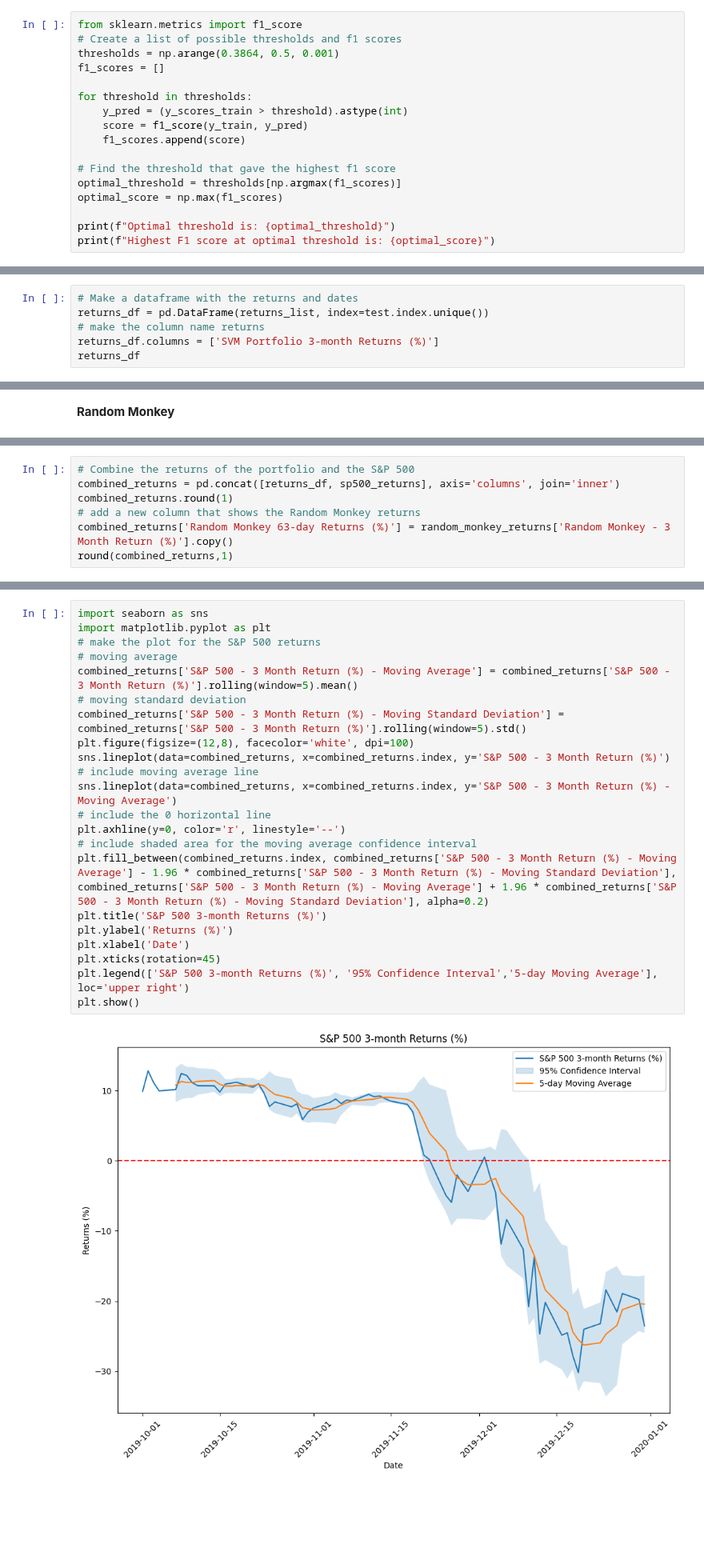
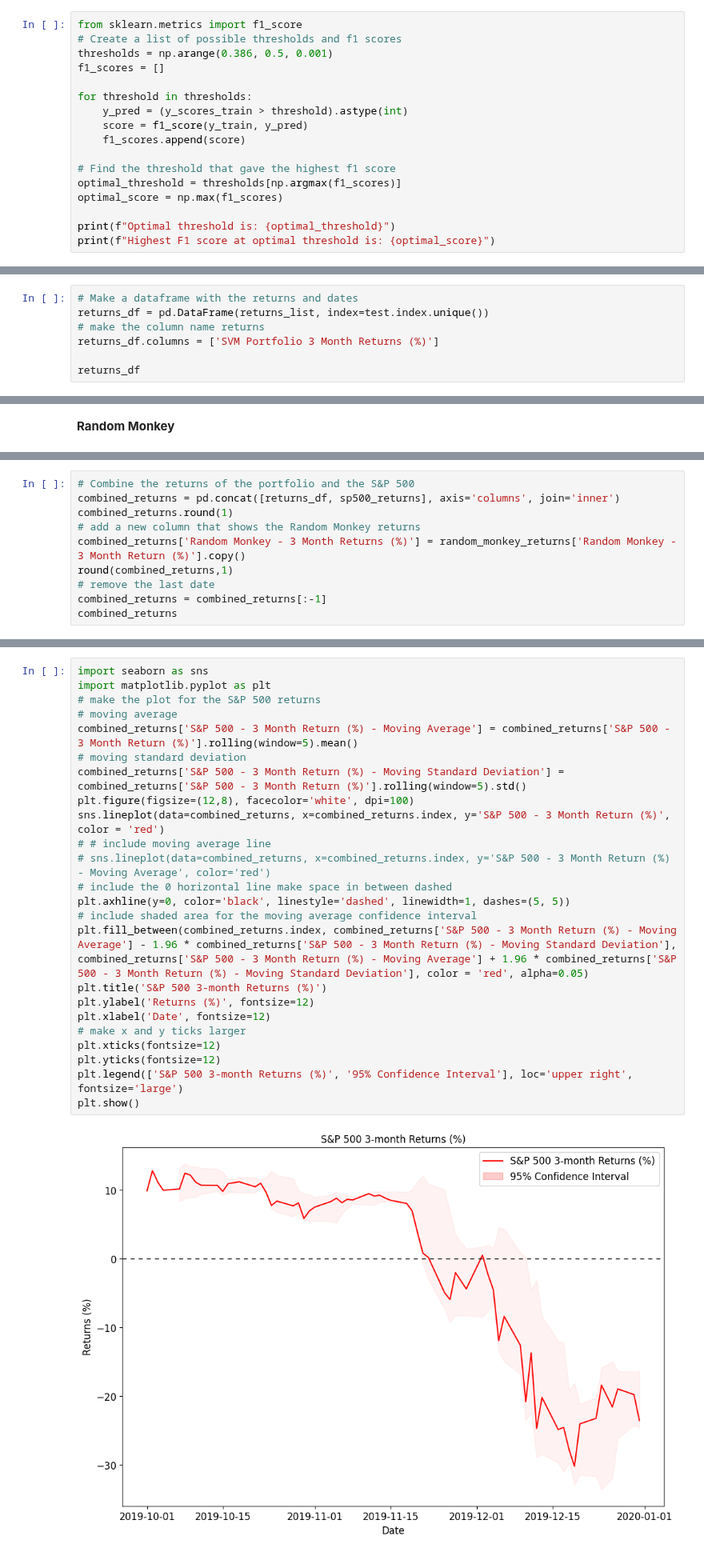
Before and after one commit to nico965j/financial-forecasting-bachelor, a Jupyter notebook: svm.ipynb, the cells around one changed output, grey strips where cells are left out. Shown at 80% size. Saved outputs shown, nothing was run; the diff lists cells and outputs as text; blank space fills up the shorter version.

```diff
--- a/svm.ipynb
+++ b/svm.ipynb
@@ -286,7 +285,7 @@ plt.show()
 # %%
 from sklearn.metrics import f1_score
 # Create a list of possible thresholds and f1 scores
-thresholds = np.arange(0.3864, 0.5, 0.001)
+thresholds = np.arange(0.386, 0.5, 0.001)
 f1_scores = []
 
 for threshold in thresholds:
@@ -849,6 +740,7 @@ dtype: float64
 # Make a dataframe with the returns and dates
 returns_df = pd.DataFrame(returns_list, index=test.index.unique())
 # make the column name returns
-returns_df.columns = ['SVM Portfolio 3-month Returns (%)']
+returns_df.columns = ['SVM Portfolio 3 Month Returns (%)']
+
 returns_df
 # %% [output]
@@ -999,6 +915,9 @@ random_monkey_returns.index = pd.to_datetime(random_monkey_returns.index)
 combined_returns = pd.concat([returns_df, sp500_returns], axis='columns', join='inner')
 combined_returns.round(1)
 # add a new column that shows the Random Monkey returns
-combined_returns['Random Monkey 63-day Returns (%)'] = random_monkey_returns['Random Monkey - 3 Month Return (%)'].copy()
+combined_returns['Random Monkey - 3 Month Returns (%)'] = random_monkey_returns['Random Monkey - 3 Month Return (%)'].copy()
 round(combined_returns,1)
+# remove the last date
+combined_returns = combined_returns[:-1]
+combined_returns
 # %% [output]
@@ -1018,24 +996,26 @@ round(combined_returns,1)
 # %%
 import seaborn as sns
 import matplotlib.pyplot as plt
 # make the plot for the S&P 500 returns
 # moving average
 combined_returns['S&P 500 - 3 Month Return (%) - Moving Average'] = combined_returns['S&P 500 - 3 Month Return (%)'].rolling(window=5).mean()
 # moving standard deviation
 combined_returns['S&P 500 - 3 Month Return (%) - Moving Standard Deviation'] = combined_returns['S&P 500 - 3 Month Return (%)'].rolling(window=5).std()
 plt.figure(figsize=(12,8), facecolor='white', dpi=100)
-sns.lineplot(data=combined_returns, x=combined_returns.index, y='S&P 500 - 3 Month Return (%)')
-# include moving average line
-sns.lineplot(data=combined_returns, x=combined_returns.index, y='S&P 500 - 3 Month Return (%) - Moving Average')
-# include the 0 horizontal line
-plt.axhline(y=0, color='r', linestyle='--')
+sns.lineplot(data=combined_returns, x=combined_returns.index, y='S&P 500 - 3 Month Return (%)', color = 'red')
+# # include moving average line
+# sns.lineplot(data=combined_returns, x=combined_returns.index, y='S&P 500 - 3 Month Return (%) - Moving Average', color='red')
+# include the 0 horizontal line make space in between dashed
+plt.axhline(y=0, color='black', linestyle='dashed', linewidth=1, dashes=(5, 5))
 # include shaded area for the moving average confidence interval
-plt.fill_between(combined_returns.index, combined_returns['S&P 500 - 3 Month Return (%) - Moving Average'] - 1.96 * combined_returns['S&P 500 - 3 Month Return (%) - Moving Standard Deviation'], combined_returns['S&P 500 - 3 Month Return (%) - Moving Average'] + 1.96 * combined_returns['S&P 500 - 3 Month Return (%) - Moving Standard Deviation'], alpha=0.2)
+plt.fill_between(combined_returns.index, combined_returns['S&P 500 - 3 Month Return (%) - Moving Average'] - 1.96 * combined_returns['S&P 500 - 3 Month Return (%) - Moving Standard Deviation'], combined_returns['S&P 500 - 3 Month Return (%) - Moving Average'] + 1.96 * combined_returns['S&P 500 - 3 Month Return (%) - Moving Standard Deviation'], color = 'red', alpha=0.05)
 plt.title('S&P 500 3-month Returns (%)')
-plt.ylabel('Returns (%)')
-plt.xlabel('Date')
-plt.xticks(rotation=45)
-plt.legend(['S&P 500 3-month Returns (%)', '95% Confidence Interval','5-day Moving Average'], loc='upper right')
+plt.ylabel('Returns (%)', fontsize=12)
+plt.xlabel('Date', fontsize=12)
+# make x and y ticks larger
+plt.xticks(fontsize=12)
+plt.yticks(fontsize=12)
+plt.legend(['S&P 500 3-month Returns (%)', '95% Confidence Interval'], loc='upper right', fontsize='large')
 plt.show()
 # %% [output]
-[figure, old version]
+[figure, new version]
```
Also changed, not shown: parts of 60 cells of this notebook, 45 other files.
